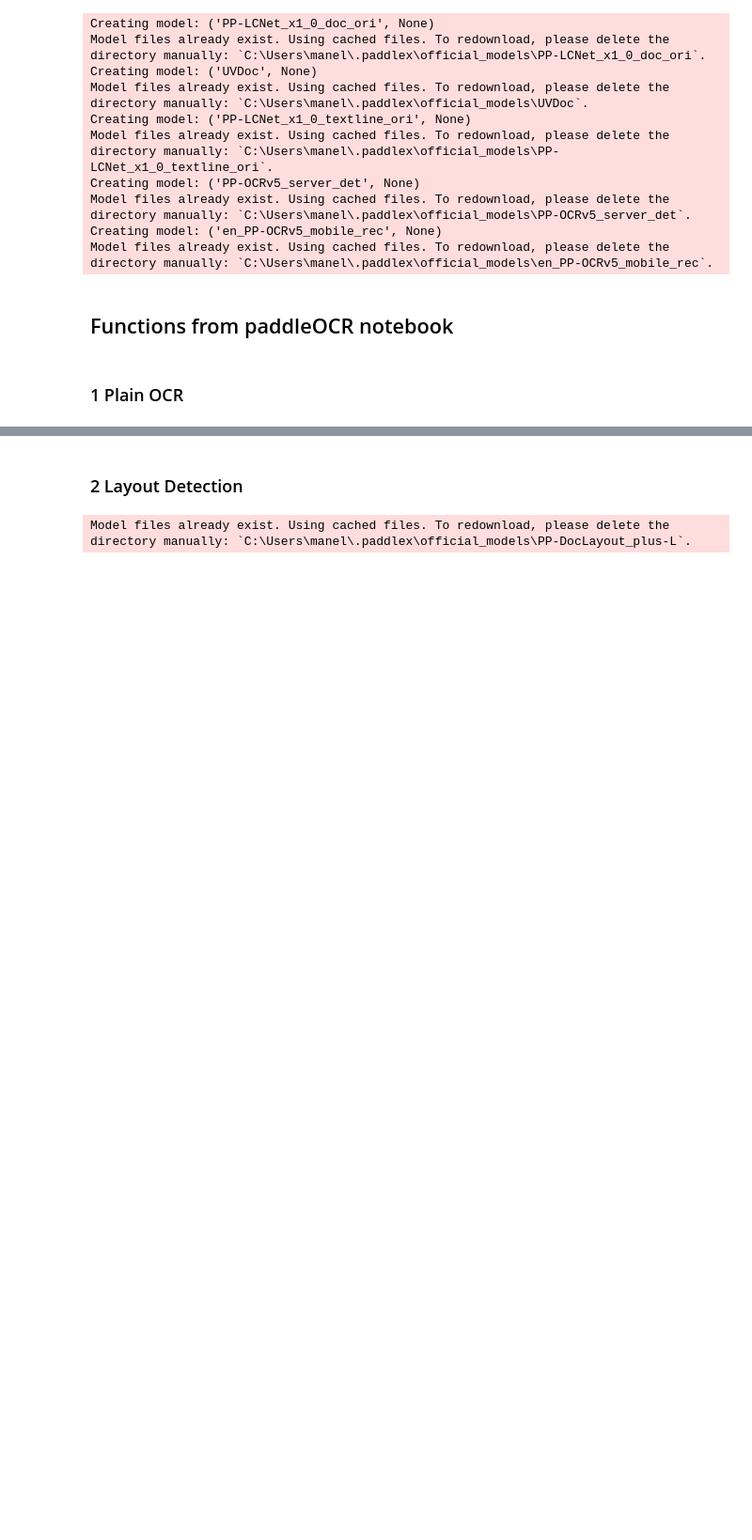
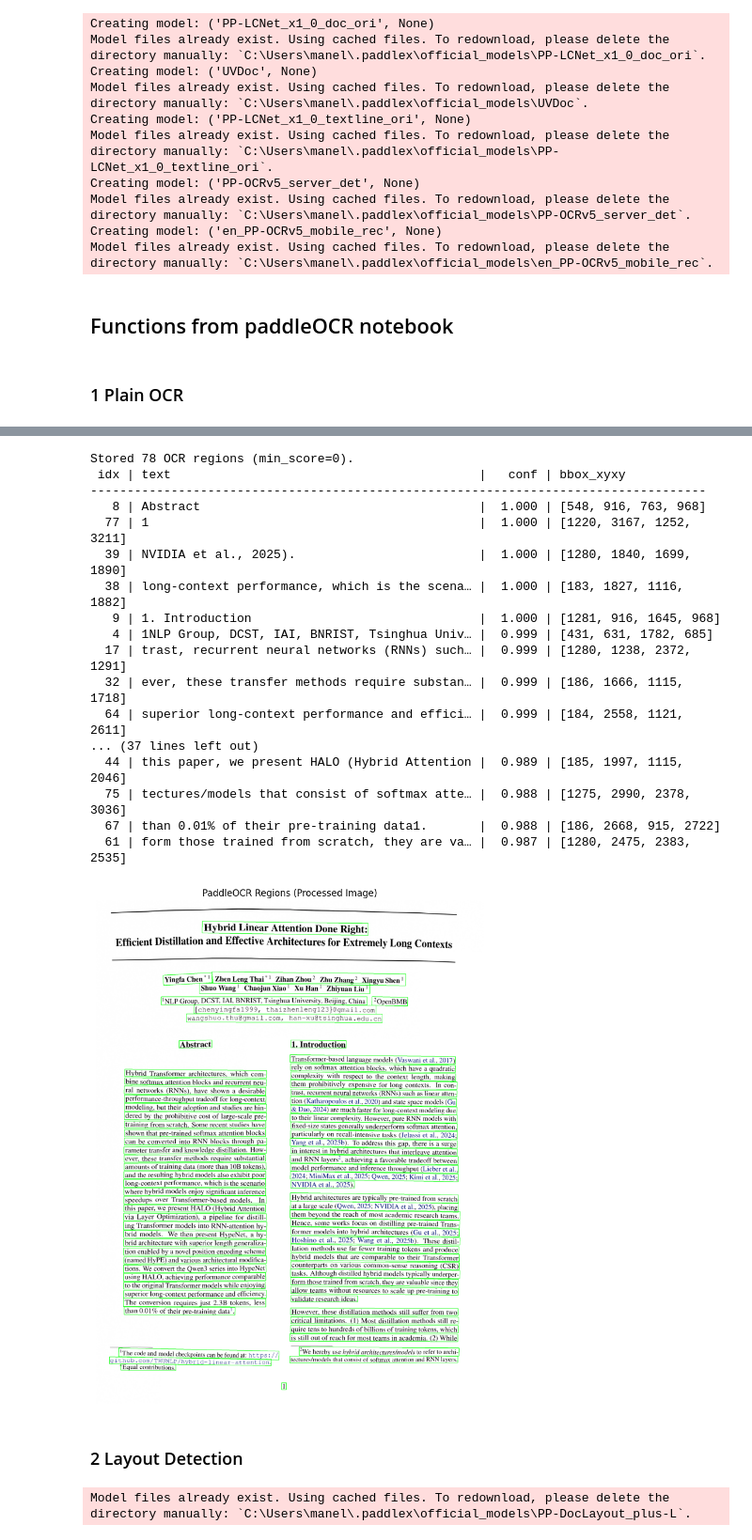
Before and after one commit to ManelCM/DocumentAgent, a Jupyter notebook: Notebooks/3_layout_det_order_reading.ipynb, the cells around one changed output, grey strips where cells are left out. Shown at 94% size. Cells and saved outputs as stored; diff of their text form; code cells hidden in the pictures; blank space fills up the shorter version.

Commit message:
create data structure

```diff
--- a/Notebooks/3_layout_det_order_reading.ipynb
+++ b/Notebooks/3_layout_det_order_reading.ipynb
@@ -194,0 +288,14 @@ form those trained from scratch, they are va… |  0.987 | [[1280, 2475], [2383,
+# %%
+from paddleocr import PaddleOCR
+ocr = PaddleOCR(lang="en")
+
+result, page, ocr_regions, img_annot = run_paddle(
+    ocr,
+    PATH1,
+    min_score=0,
+    top_k=50,
+    print_sort_by="confidence",
+    visualize=True,
+    show_text_on_image=False,
+)
+# %% [output]
@@ -195,3 +312,21 @@ form those trained from scratch, they are va… |  0.987 | [[1280, 2475], [2383,
+Stored 78 OCR regions (min_score=0).
+ idx | text                                          |   conf | bbox_xyxy
+------------------------------------------------------------------------------------
+   8 | Abstract                                      |  1.000 | [548, 916, 763, 968]
+  77 | 1                                             |  1.000 | [1220, 3167, 1252, 3211]
+  39 | NVIDIA et al., 2025).                         |  1.000 | [1280, 1840, 1699, 1890]
+  38 | long-context performance, which is the scena… |  1.000 | [183, 1827, 1116, 1882]
+   9 | 1. Introduction                               |  1.000 | [1281, 916, 1645, 968]
+   4 | 1NLP Group, DCST, IAI, BNRIST, Tsinghua Univ… |  0.999 | [431, 631, 1782, 685]
+  17 | trast, recurrent neural networks (RNNs) such… |  0.999 | [1280, 1238, 2372, 1291]
+  32 | ever, these transfer methods require substan… |  0.999 | [186, 1666, 1115, 1718]
+  64 | superior long-context performance and effici… |  0.999 | [184, 2558, 1121, 2611]
+... (37 lines left out)
+  44 | this paper, we present HALO (Hybrid Attention |  0.989 | [185, 1997, 1115, 2046]
+  75 | tectures/models that consist of softmax atte… |  0.988 | [1275, 2990, 2378, 3036]
+  67 | than 0.01% of their pre-training data1.       |  0.988 | [186, 2668, 915, 2722]
+  61 | form those trained from scratch, they are va… |  0.987 | [1280, 2475, 2383, 2535]
+[figure, added]
 # %% [markdown]
 ### 2 Layout Detection
 # %%
```
Also changed, not shown: parts of 3 cells of this notebook.
